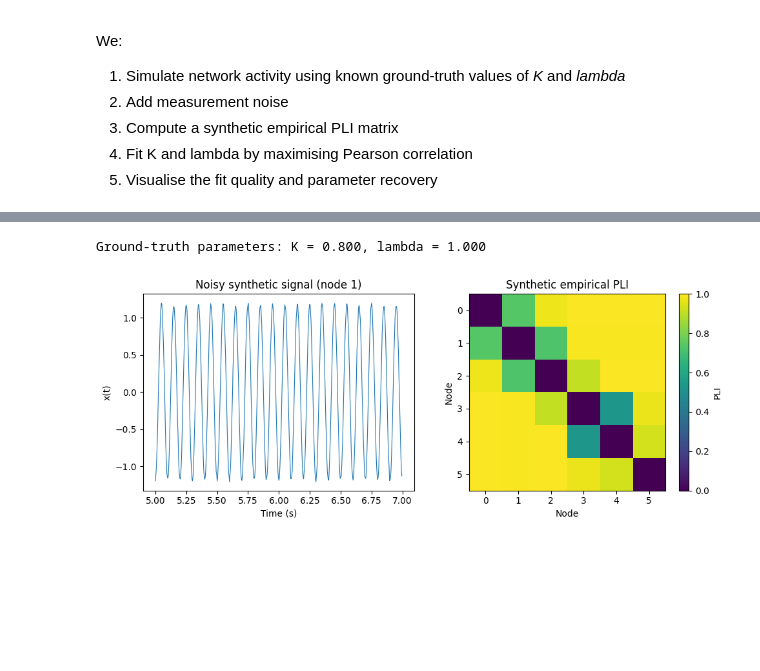
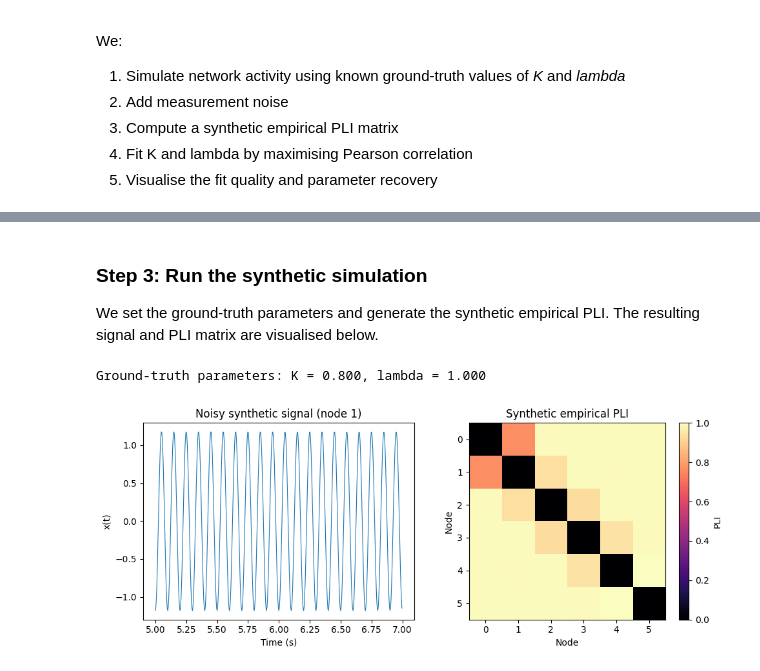
Before and after one commit to BobRice1/Functional-connectotomy, a Jupyter notebook: notebooks/04_validation_and_fitting.ipynb, the cells around one changed output, grey strips where cells are left out. Drawn from its saved outputs; the diff is of its cells as text; code cells hidden in the pictures; blank space fills up the shorter version.

```diff
--- a/notebooks/04_validation_and_fitting.ipynb
+++ b/notebooks/04_validation_and_fitting.ipynb
@@ -204,33 +243,37 @@ def generate_synthetic_empirical_pli(N, W, K_true, lam_true, C, omega, z0,
     pli_emp = compute_pli(filtered_x)
 
     return t, noisy_x, filtered_x, pli_emp
+# %% [markdown]
+### Step 3: Run the synthetic simulation
+
+We set the ground-truth parameters and generate the synthetic empirical PLI. The resulting signal and PLI matrix are visualised below.
 # %%
 K_true = 0.8
 lam_true = 1.0
 
 t_emp, x_emp_noisy, x_emp_filt, pli_emp = generate_synthetic_empirical_pli(
     N=N, W=W, K_true=K_true, lam_true=lam_true, C=C,
     omega=omega, z0=z0,
     t_total=t_total, t_discard=t_discard, fs=fs,
-    noise_std=0.02,
+    noise_std=0,
 )
 
 print(f"Ground-truth parameters: K = {K_true:.3f}, lambda = {lam_true:.3f}")
 
 fig, axes = plt.subplots(1, 2, figsize=(10, 4))
 
 axes[0].plot(t_emp[:500], x_emp_noisy[0, :500], lw=0.8)
 axes[0].set_title("Noisy synthetic signal (node 1)")
 axes[0].set_xlabel("Time (s)")
 axes[0].set_ylabel("x(t)")
 
-im = axes[1].imshow(pli_emp, vmin=0, vmax=1, cmap="viridis")
+im = axes[1].imshow(pli_emp, vmin=0, vmax=1, cmap="magma")
 axes[1].set_title("Synthetic empirical PLI")
 axes[1].set_xlabel("Node")
 axes[1].set_ylabel("Node")
 
 plt.colorbar(im, ax=axes[1], label="PLI")
 fig.tight_layout()
 # %% [output]
 Ground-truth parameters: K = 0.800, lambda = 1.000
-[figure, old version]
+[figure, new version]
```
Also changed, not shown: parts of 18 cells of this notebook, 9 other files.
